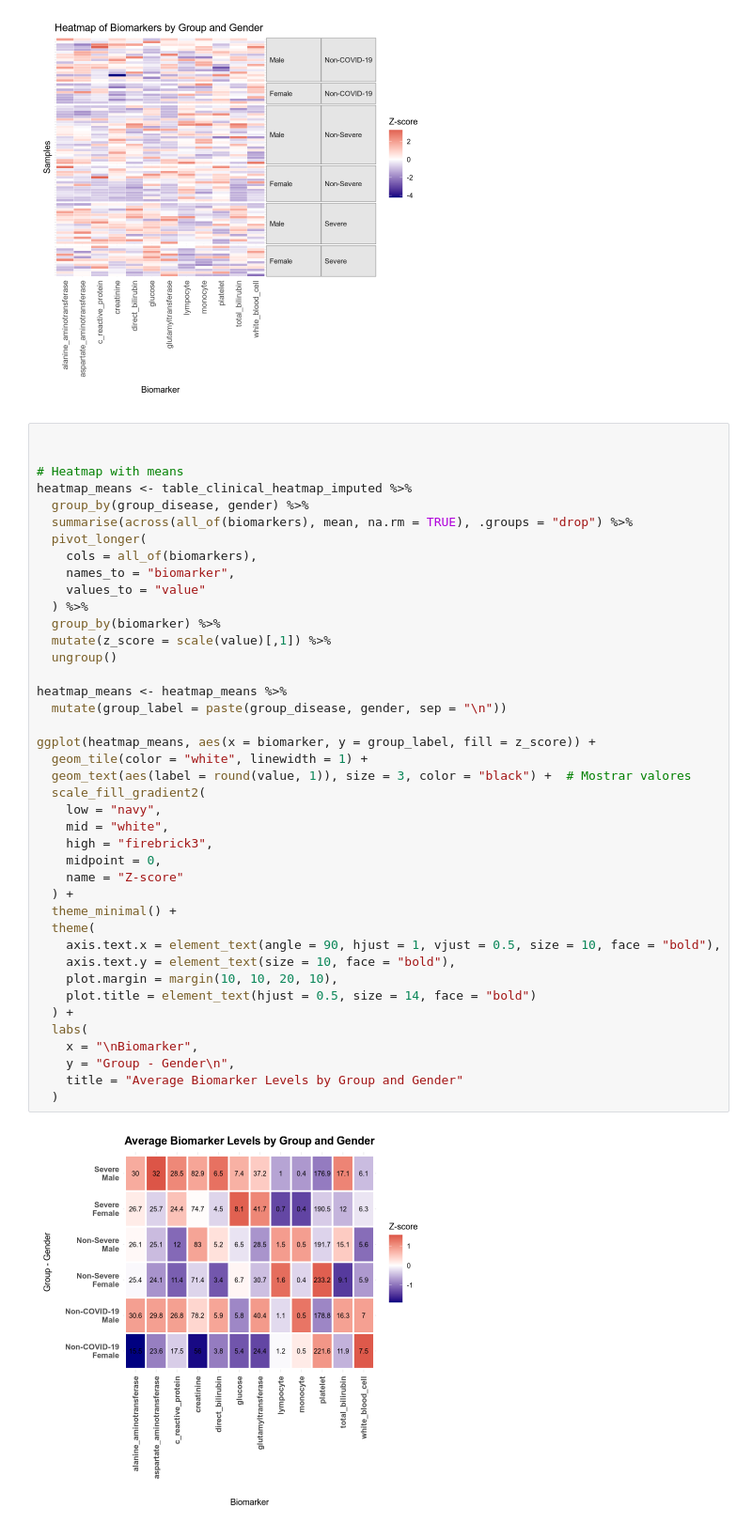
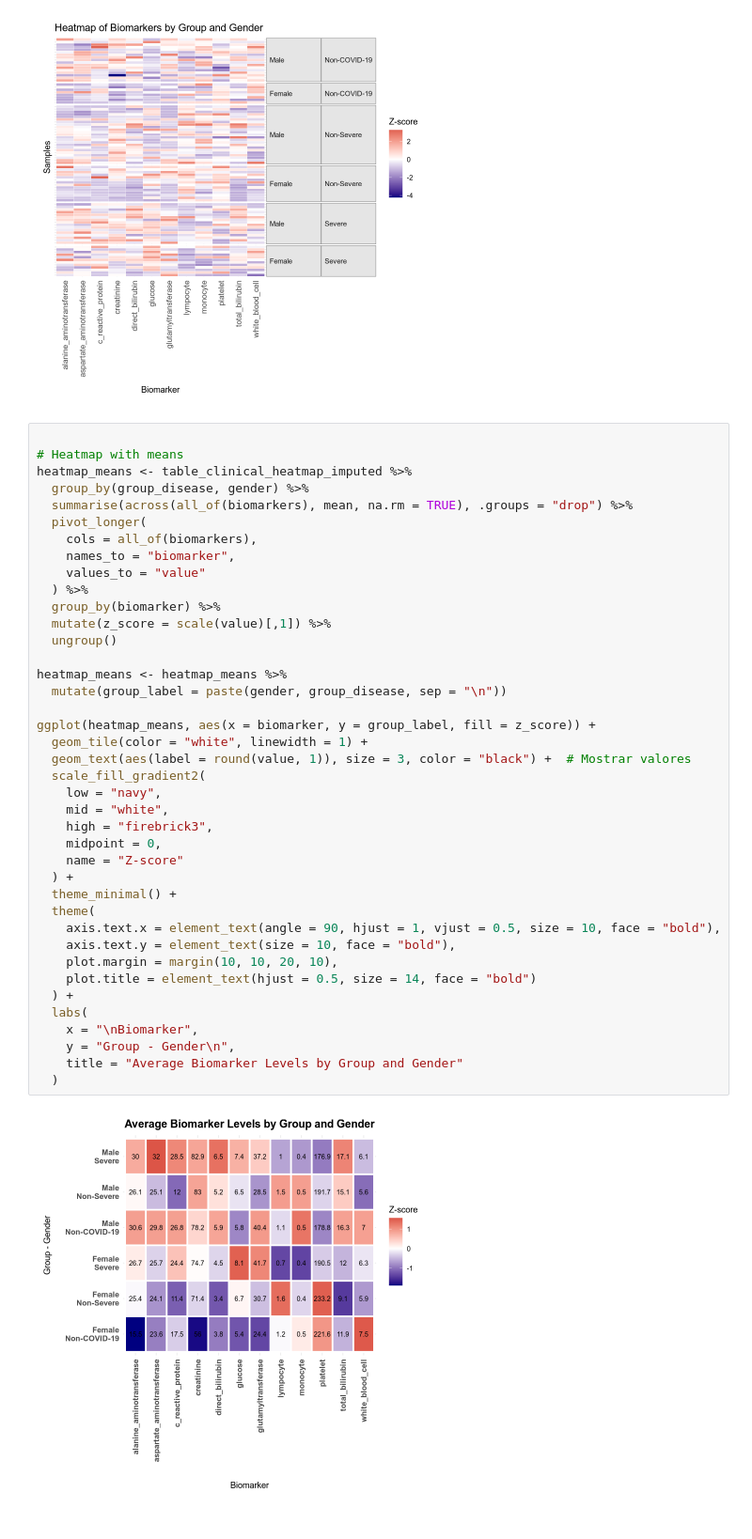
Before and after one commit to upf-dmi/assignment-1-davidguilfarras09, a Jupyter notebook: Hands_on_I.ipynb, the cells around one changed output. Shown at 94% size. Drawn from its saved outputs; the diff is of its cells as text.

```diff
--- a/Hands_on_I.ipynb
+++ b/Hands_on_I.ipynb
@@ -493,7 +590,6 @@ ggplot(heatmap_data_long, aes(x = biomarker, y = factor(sample_id), fill = z_sco
 # %% [output]
 [figure]
 # %%
-
 
 # Heatmap with means
 heatmap_means <- table_clinical_heatmap_imputed %>%
@@ -506,32 +602,32 @@ heatmap_means <- table_clinical_heatmap_imputed %>%
   ) %>%
   group_by(biomarker) %>%
   mutate(z_score = scale(value)[,1]) %>%
   ungroup()
 
 heatmap_means <- heatmap_means %>%
-  mutate(group_label = paste(group_disease, gender, sep = "\n"))
+  mutate(group_label = paste(gender, group_disease, sep = "\n"))
 
 ggplot(heatmap_means, aes(x = biomarker, y = group_label, fill = z_score)) +
   geom_tile(color = "white", linewidth = 1) +
   geom_text(aes(label = round(value, 1)), size = 3, color = "black") +  # Mostrar valores
   scale_fill_gradient2(
     low = "navy",
     mid = "white",
     high = "firebrick3",
     midpoint = 0,
     name = "Z-score"
   ) +
   theme_minimal() +
   theme(
     axis.text.x = element_text(angle = 90, hjust = 1, vjust = 0.5, size = 10, face = "bold"),
     axis.text.y = element_text(size = 10, face = "bold"),
     plot.margin = margin(10, 10, 20, 10),
     plot.title = element_text(hjust = 0.5, size = 14, face = "bold")
   ) +
   labs(
     x = "\nBiomarker",
     y = "Group - Gender\n",
     title = "Average Biomarker Levels by Group and Gender"
   )
 # %% [output]
-[figure, old version]
+[figure, new version]
```
Also changed, not shown: parts of 9 cells of this notebook, 2 other files.
